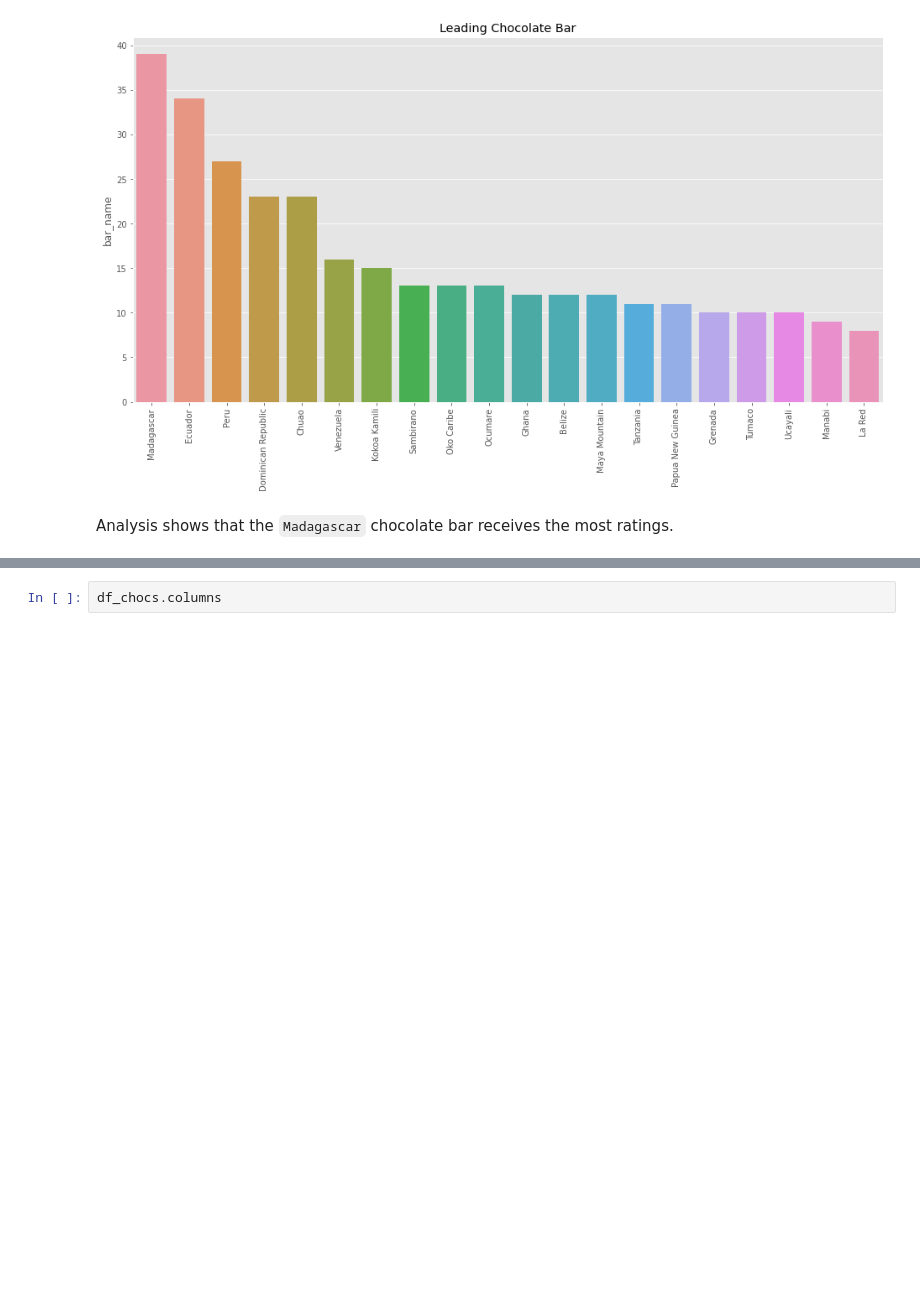
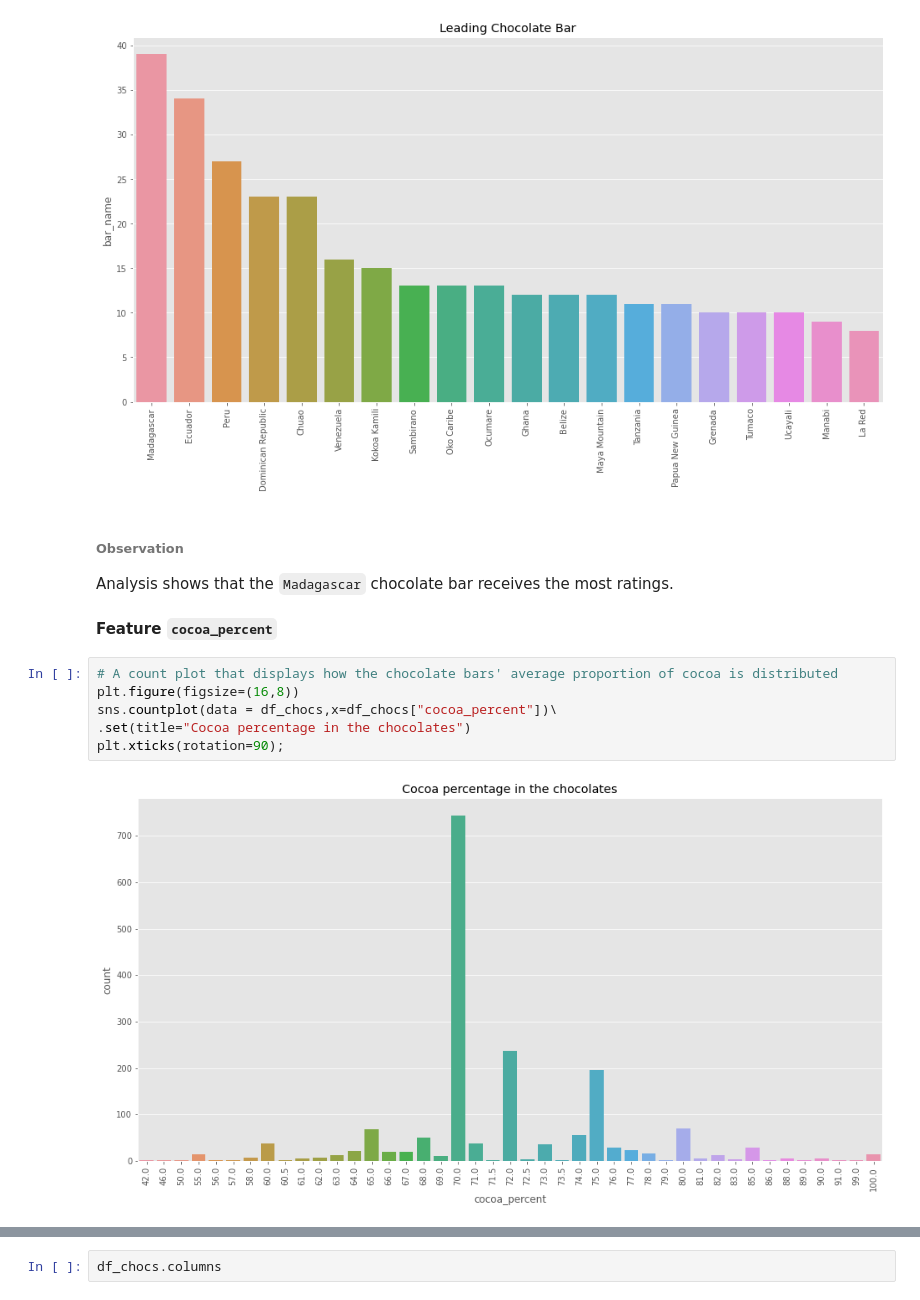
Before and after one commit to janejeshen/Best-chocolate-bars, a Jupyter notebook: Chocolate analysis.ipynb, the cells around one changed output, grey strips where cells are left out. Saved outputs shown, nothing was run; the diff lists cells and outputs as text; blank space fills up the shorter version.

```diff
--- a/Chocolate analysis.ipynb
+++ b/Chocolate analysis.ipynb
@@ -411,4 +414,15 @@ plt.xticks(rotation=90);
 # %% [output]
 [figure]
 # %% [markdown]
+###### Observation
 Analysis shows that the `Madagascar` chocolate bar receives the most ratings.
+
+#### Feature `cocoa_percent`
+# %%
+# A count plot that displays how the chocolate bars' average proportion of cocoa is distributed
+plt.figure(figsize=(16,8))
+sns.countplot(data = df_chocs,x=df_chocs["cocoa_percent"])\
+.set(title="Cocoa percentage in the chocolates")
+plt.xticks(rotation=90);
+# %% [output]
+[figure, added]
```
Also changed, not shown: parts of 20 cells of this notebook.
